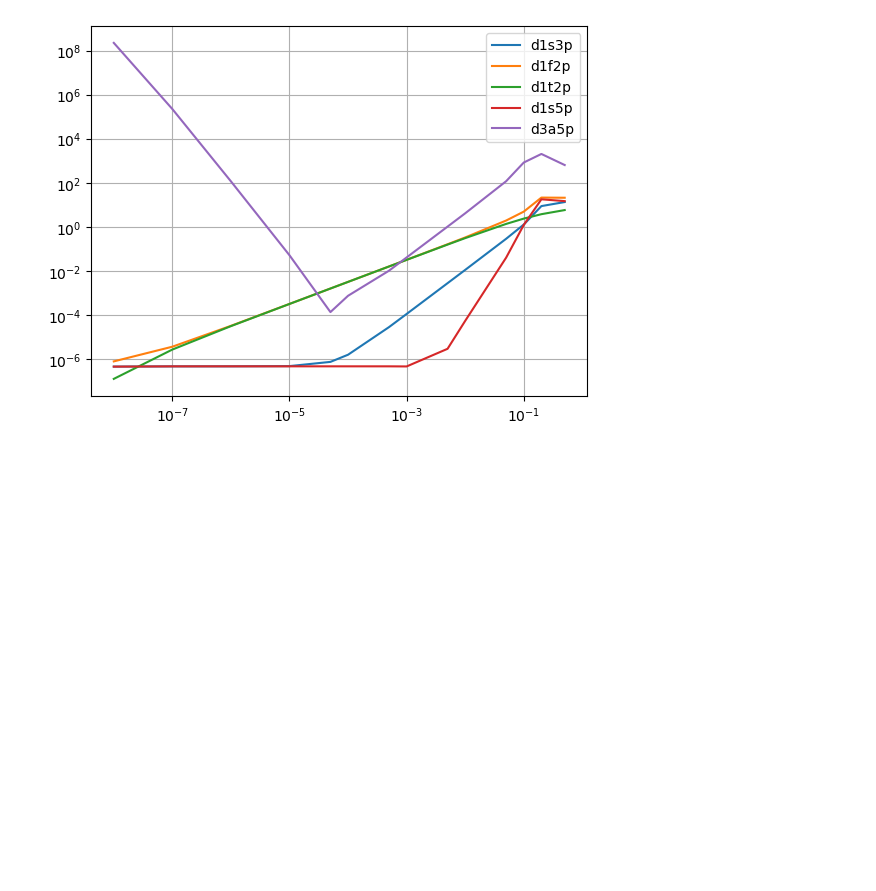
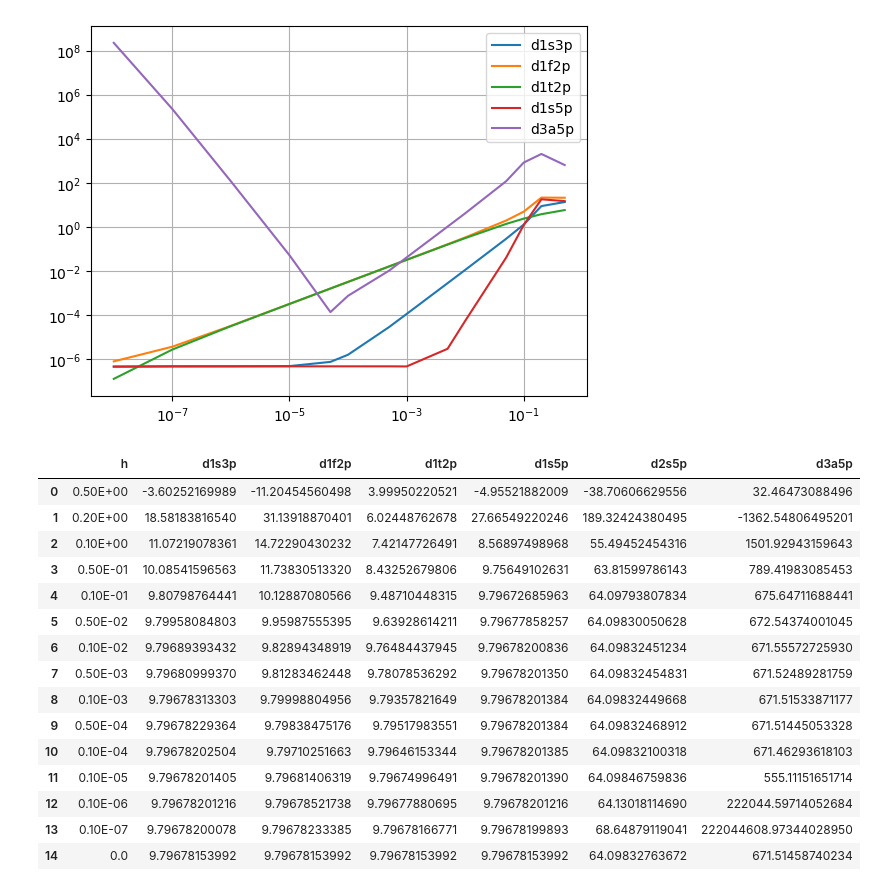
Before and after one commit to brenopelegrin/intro-fiscomp, a Jupyter notebook: projeto-3/tarefa-A/analitico.ipynb, the cells around one changed output. Saved outputs shown, nothing was run; the diff lists cells and outputs as text; code cells hidden in the pictures; blank space fills up the shorter version.

```diff
--- a/projeto-3/tarefa-A/analitico.ipynb
+++ b/projeto-3/tarefa-A/analitico.ipynb
@@ -34,7 +34,7 @@ d1:   9.79678201384
 d2:  64.09832454947
 d3: 671.51461345787
 # %%
-df = pd.read_csv('diff.csv', sep=',', dtype=str)
+df = pd.read_csv('saida-1-diff-13687303.csv', sep=',', dtype=str)
 df
 # %% [output]
 |  | h | d1s3p | d1f2p | d1t2p | d1s5p | d2s5p | d3a5p |
@@ -86,3 +86,24 @@ ax1.legend()
 # %% [output]
 <matplotlib.legend.Legend at 0x...>
 [figure]
+# %%
+df['h'][14] = 0.0
+# %%
+df
+# %% [output]
+|  | h | d1s3p | d1f2p | d1t2p | d1s5p | d2s5p | d3a5p |
+| 0 | 0.50E+00 | -3.60252169989 | -11.20454560498 | 3.99950220521 | -4.95521882009 | -38.70606629556 | 32.46473088496 |
+| 1 | 0.20E+00 | 18.58183816540 | 31.13918870401 | 6.02448762678 | 27.66549220246 | 189.32424380495 | -1362.54806495201 |
+| 2 | 0.10E+00 | 11.07219078361 | 14.72290430232 | 7.42147726491 | 8.56897498968 | 55.49452454316 | 1501.92943159643 |
+| 3 | 0.50E-01 | 10.08541596563 | 11.73830513320 | 8.43252679806 | 9.75649102631 | 63.81599786143 | 789.41983085453 |
+| 4 | 0.10E-01 | 9.80798764441 | 10.12887080566 | 9.48710448315 | 9.79672685963 | 64.09793807834 | 675.64711688441 |
+| 5 | 0.50E-02 | 9.79958084803 | 9.95987555395 | 9.63928614211 | 9.79677858257 | 64.09830050628 | 672.54374001045 |
+| 6 | 0.10E-02 | 9.79689393432 | 9.82894348919 | 9.76484437945 | 9.79678200836 | 64.09832451234 | 671.55572725930 |
+| 7 | 0.50E-03 | 9.79680999370 | 9.81283462448 | 9.78078536292 | 9.79678201350 | 64.09832454831 | 671.52489281759 |
+| 8 | 0.10E-03 | 9.79678313303 | 9.79998804956 | 9.79357821649 | 9.79678201384 | 64.09832449668 | 671.51533871177 |
+| 9 | 0.50E-04 | 9.79678229364 | 9.79838475176 | 9.79517983551 | 9.79678201384 | 64.09832468912 | 671.51445053328 |
+| 10 | 0.10E-04 | 9.79678202504 | 9.79710251663 | 9.79646153344 | 9.79678201385 | 64.09832100318 | 671.46293618103 |
+| 11 | 0.10E-05 | 9.79678201405 | 9.79681406319 | 9.79674996491 | 9.79678201390 | 64.09846759836 | 555.11151651714 |
+| 12 | 0.10E-06 | 9.79678201216 | 9.79678521738 | 9.79677880695 | 9.79678201216 | 64.13018114690 | 222044.59714052684 |
+| 13 | 0.10E-07 | 9.79678200078 | 9.79678233385 | 9.79678166771 | 9.79678199893 | 68.64879119041 | 222044608.97344028950 |
+| 14 | 0.0 | 9.79678153992 | 9.79678153992 | 9.79678153992 | 9.79678153992 | 64.09832763672 | 671.51458740234 |
```
Also changed, not shown: parts of 3 cells of this notebook, 4 other files.
